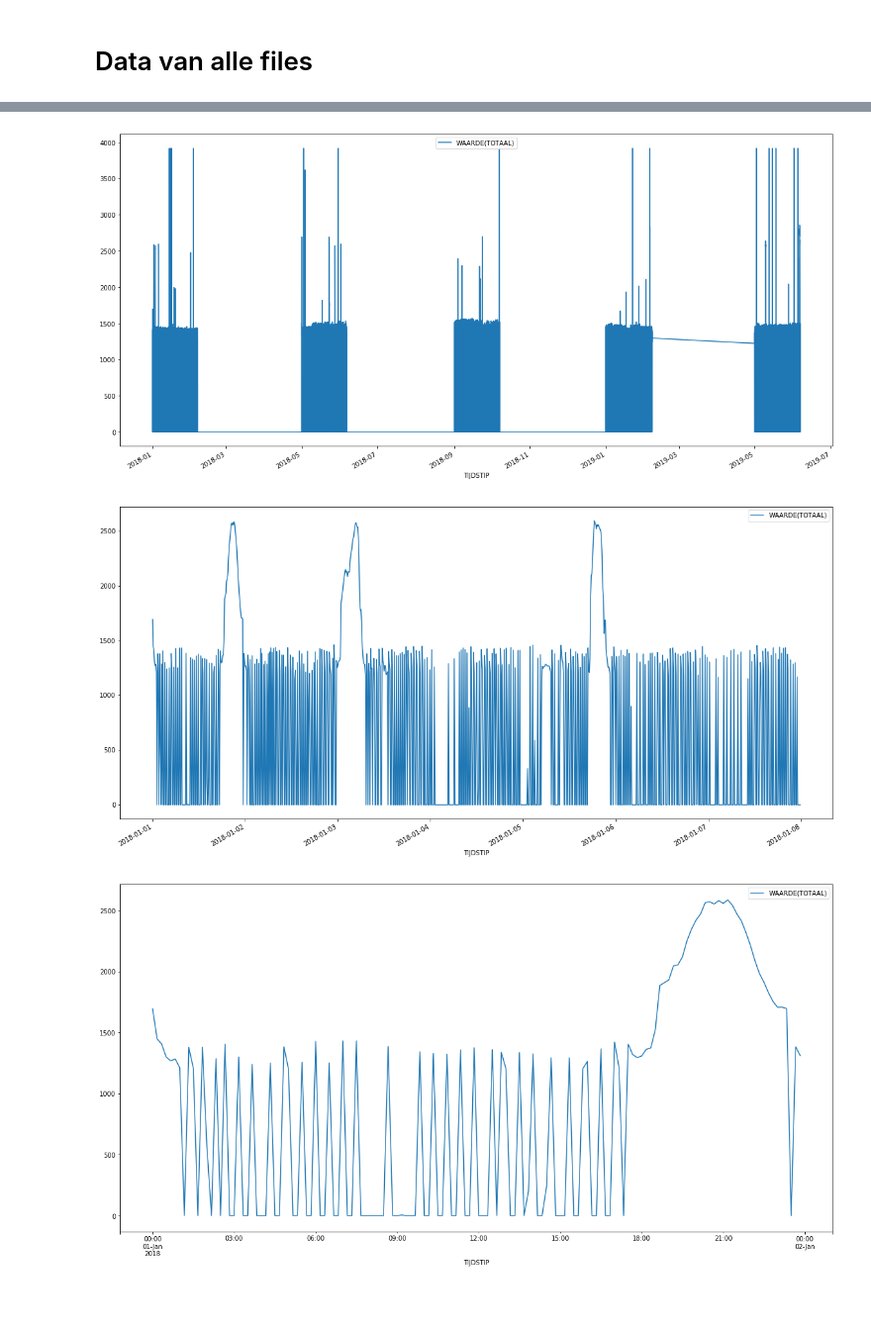
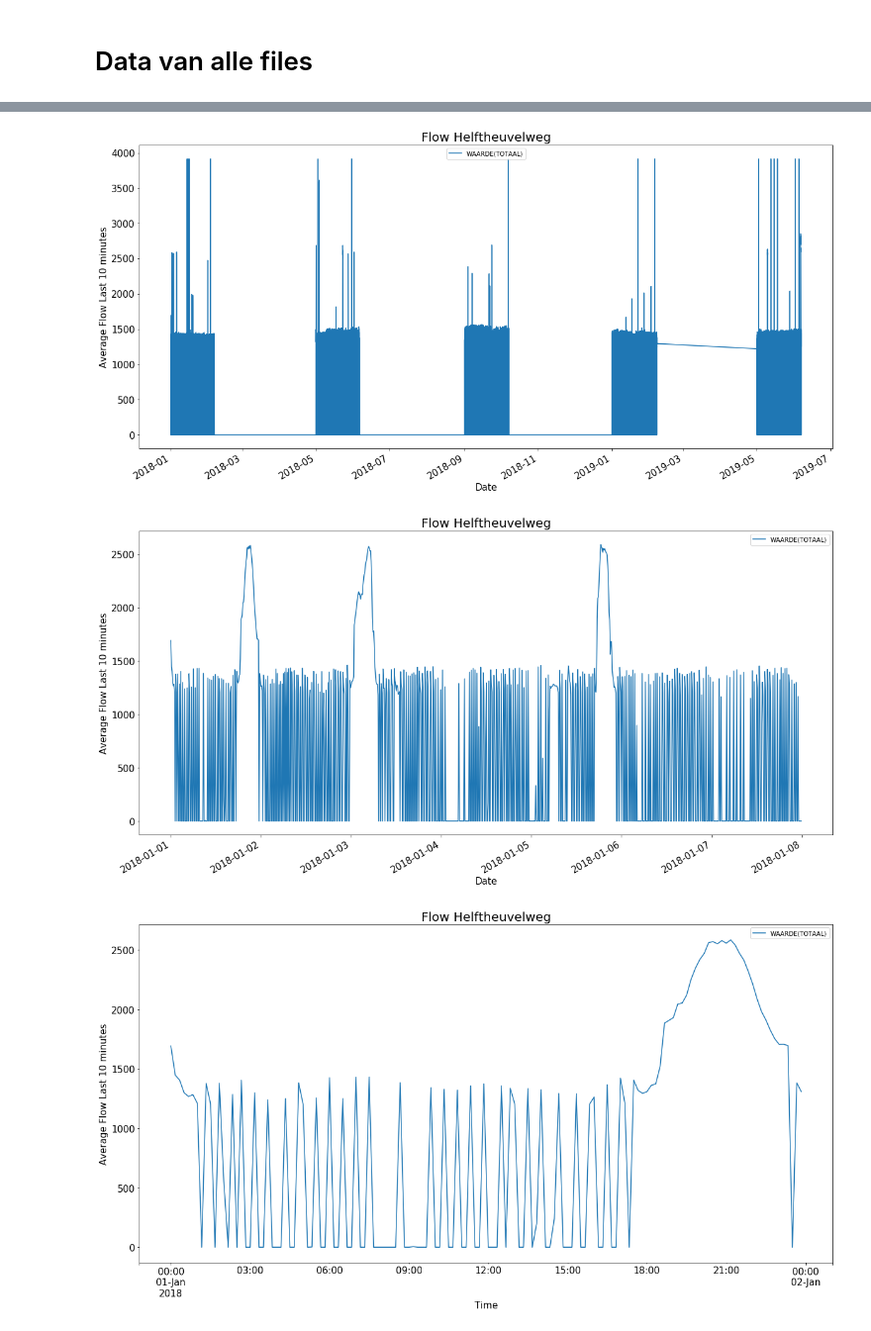
Before and after one commit to Trezorro/waterschap-datachallenge, a Jupyter notebook: Flow visualization db.ipynb, the cells around one changed output, grey strips where cells are left out. Shown: that part at 99% size. Saved outputs shown, nothing was run; the diff lists cells and outputs as text; code cells hidden in the pictures; blank space fills up the shorter version.

```diff
--- a/Flow visualization db.ipynb
+++ b/Flow visualization db.ipynb
@@ -49,19 +69,34 @@ data['TIJDSTIP'] = pd.to_datetime(data['TIJDSTIP'], format = '%d-%m-%Y (%H:%M uu
 # %%
 data2 = data.groupby(['LOCATIE', 'MEETPUNT'])
 for i, df in data2:
     if df['MEETPUNT'].all() == 'Debiet ':
         df['WAARDE(TOTAAL)'] = df['WAARDE(TOTAAL)'].astype(int)
-        df.plot(x= 'TIJDSTIP', y = 'WAARDE(TOTAAL)', figsize=(20,10))
+        ax = df.plot(x= 'TIJDSTIP', y = 'WAARDE(TOTAAL)', figsize=(20,10), fontsize=15)
+        ax.set_xlabel('Date', size = 15)
+        ax.set_ylabel('Average Flow Last 10 minutes', size = 15)
+        ax.set_title('Flow Helftheuvelweg', size = 20)
+        fig = ax.get_figure()
+        fig.savefig('{}/fig1.jpg'.format(path))
 
         week = df[df['TIJDSTIP'].dt.week == 1]
         week = week[week['TIJDSTIP'].dt.year == 2018]
-        week.plot(x= 'TIJDSTIP', y = 'WAARDE(TOTAAL)', figsize=(20,10))
+        ax = week.plot(x= 'TIJDSTIP', y = 'WAARDE(TOTAAL)', figsize=(20,10), fontsize=15)
+        ax.set_xlabel('Date', size = 15)
+        ax.set_ylabel('Average Flow Last 10 minutes', size = 15)
+        ax.set_title('Flow Helftheuvelweg', size = 20)
+        fig = ax.get_figure()
+        fig.savefig('{}/fig2.jpg'.format(path))
 
-        day = day[day['TIJDSTIP'].dt.year == 2018]
+        day = df[df['TIJDSTIP'].dt.year == 2018]
         day = day[day['TIJDSTIP'].dt.day == 1]
         day = day[day['TIJDSTIP'].dt.month == 1]
-        day.plot(x= 'TIJDSTIP', y = 'WAARDE(TOTAAL)', figsize=(20,10))
+        ax = day.plot(x= 'TIJDSTIP', y = 'WAARDE(TOTAAL)', figsize=(20,10), fontsize=15)
+        ax.set_xlabel('Time', size = 15)
+        ax.set_ylabel('Average Flow Last 10 minutes', size = 15)
+        ax.set_title('Flow Helftheuvelweg', size = 20)
+        fig = ax.get_figure()
+        fig.savefig('{}/fig3.jpg'.format(path))
 # %% [output]
-[figure, old version]
+[figure, new version]
-[figure, old version]
+[figure, new version]
-[figure, old version]
+[figure, new version]
```
Also changed, not shown: parts of 2 cells of this notebook.
